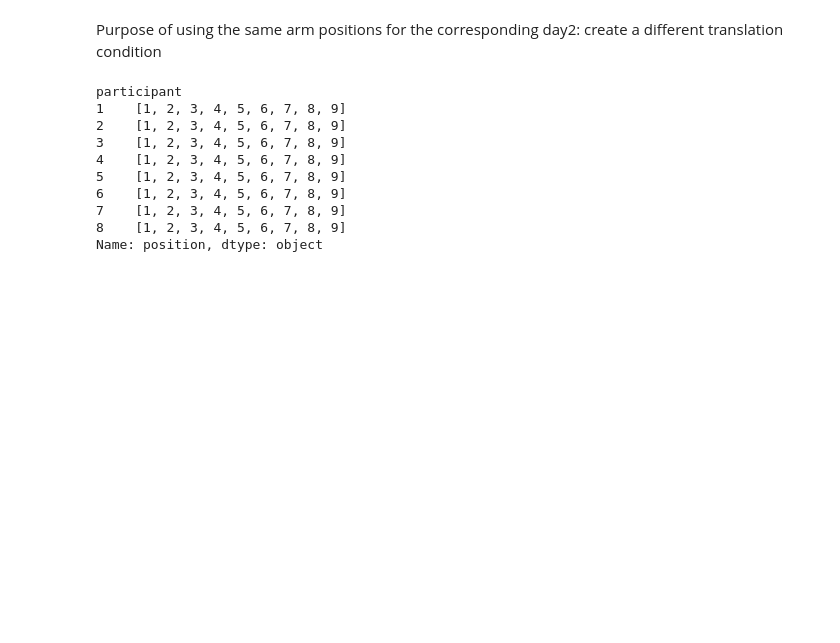
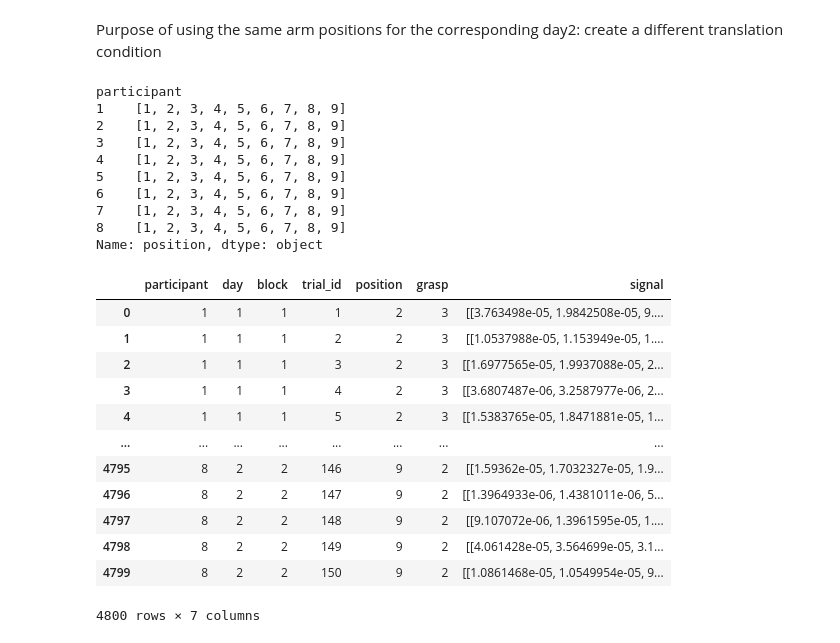
Before and after one commit to hildieleyser/Inkling, a Jupyter notebook: notebooks/EMG_df.ipynb, the cells around one changed output. Drawn from its saved outputs; the diff is of its cells as text; code cells hidden in the pictures; blank space fills up the shorter version.

Commit message:
combined the 16 channels per trial_1d into one row - total df now has 4800 rows

```diff
--- a/notebooks/EMG_df.ipynb
+++ b/notebooks/EMG_df.ipynb
@@ -393,3 +389,39 @@ participant
 7    [1, 2, 3, 4, 5, 6, 7, 8, 9]
 8    [1, 2, 3, 4, 5, 6, 7, 8, 9]
 Name: position, dtype: object
+# %%
+def stack_channels(trial_group):
+    # Stack 16 per-channel arrays → (16, N_samples)
+    signals = np.stack(trial_group['signal'].values, axis=0)
+
+    # Extract shared metadata for that trial
+    meta = trial_group.iloc[0][[
+        'participant', 'day', 'block', 'trial_id', 'position', 'grasp'
+    ]]
+
+    # Insert full EMG matrix into single 'signal' field
+    meta['signal'] = signals
+    return meta
+
+trial_level_df = (
+    emg_all_df
+    .groupby(['participant', 'day', 'block', 'trial_id'])
+    .apply(stack_channels)
+    .reset_index(drop=True)
+)
+# %%
+trial_level_df
+# %% [output]
+|  | participant | day | block | trial_id | position | grasp | signal |
+| 0 | 1 | 1 | 1 | 1 | 2 | 3 | [[3.763498e-05, 1.9842508e-05, 9.... |
+| 1 | 1 | 1 | 1 | 2 | 2 | 3 | [[1.0537988e-05, 1.153949e-05, 1.... |
+| 2 | 1 | 1 | 1 | 3 | 2 | 3 | [[1.6977565e-05, 1.9937088e-05, 2... |
+| 3 | 1 | 1 | 1 | 4 | 2 | 3 | [[3.6807487e-06, 3.2587977e-06, 2... |
+| 4 | 1 | 1 | 1 | 5 | 2 | 3 | [[1.5383765e-05, 1.8471881e-05, 1... |
+| ... | ... | ... | ... | ... | ... | ... | ... |
+| 4795 | 8 | 2 | 2 | 146 | 9 | 2 | [[1.59362e-05, 1.7032327e-05, 1.9... |
+| 4796 | 8 | 2 | 2 | 147 | 9 | 2 | [[1.3964933e-06, 1.4381011e-06, 5... |
+| 4797 | 8 | 2 | 2 | 148 | 9 | 2 | [[9.107072e-06, 1.3961595e-05, 1.... |
+| 4798 | 8 | 2 | 2 | 149 | 9 | 2 | [[4.061428e-05, 3.564699e-05, 3.1... |
+| 4799 | 8 | 2 | 2 | 150 | 9 | 2 | [[1.0861468e-05, 1.0549954e-05, 9... |
+4800 rows × 7 columns
```
Also changed, not shown: parts of 2 cells of this notebook.
